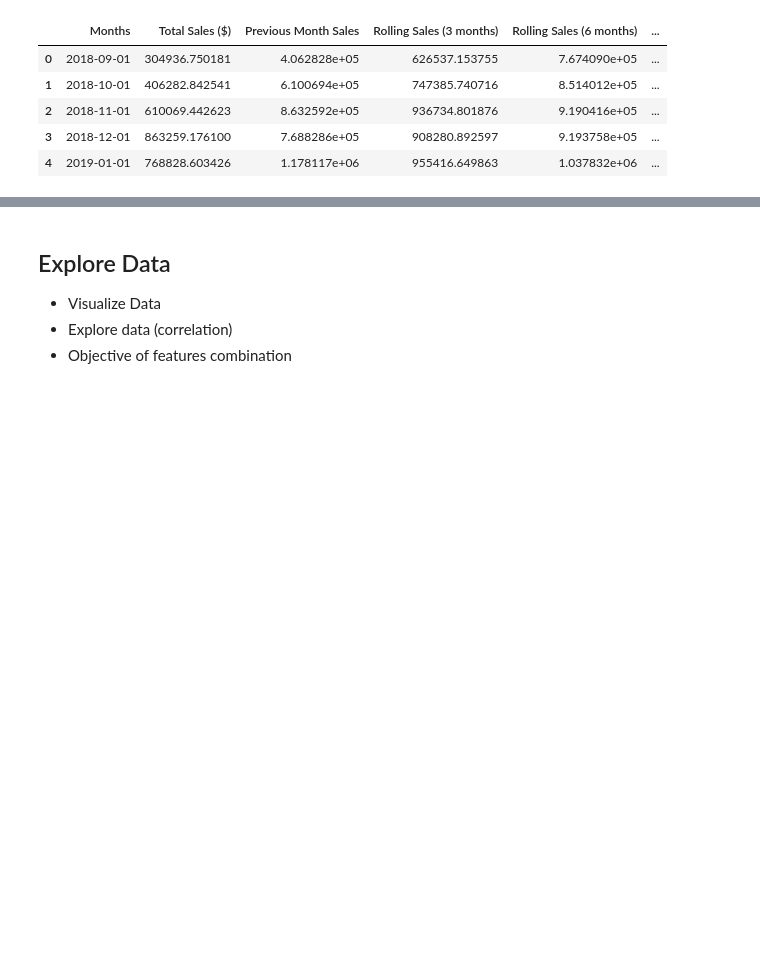
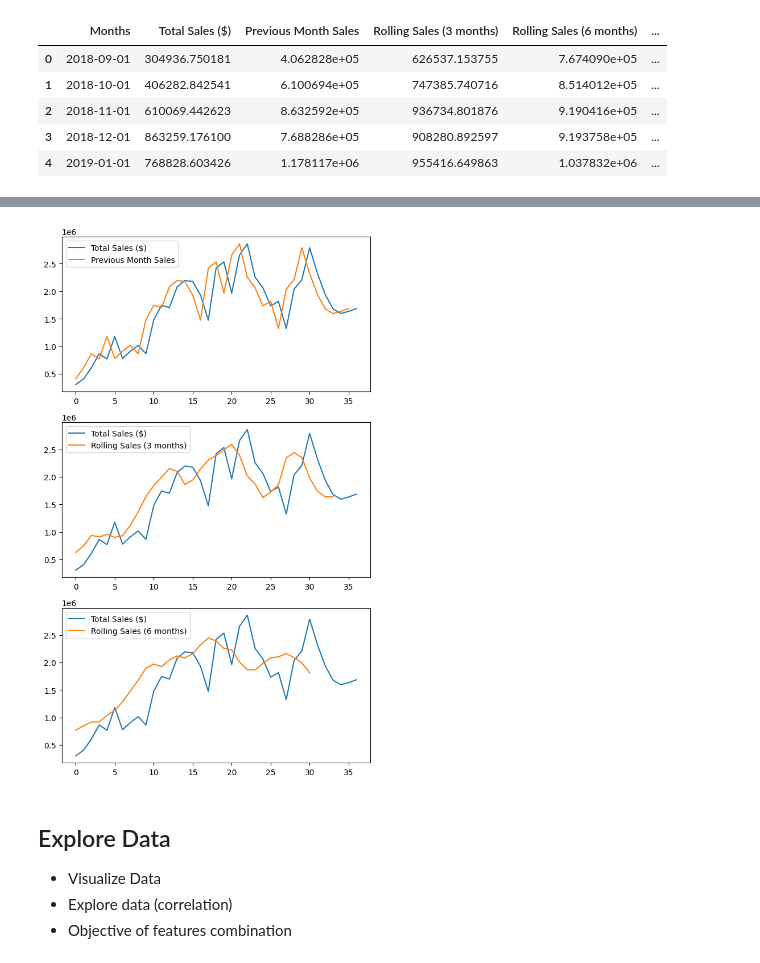
Before and after one commit to Mahipt/Marijuana_SalesPrediction, a Jupyter notebook: src/Sales_Prediction.ipynb, the cells around one changed output, grey strips where cells are left out. Drawn from its saved outputs; the diff is of its cells as text; code cells hidden in the pictures; blank space fills up the shorter version.

Commit message:
adding sales correlation plot in EDA

```diff
--- a/src/Sales_Prediction.ipynb
+++ b/src/Sales_Prediction.ipynb
@@ -332,3 +337,17 @@ brandData.head()
+# %%
+# previous sales
+fig, axis = plt.subplots(3, 1, figsize=(7, 12))
+brandData.plot.line(y="Total Sales ($)", ax=axis[0])
+brandData.plot.line(y="Previous Month Sales", ax=axis[0])
+
+brandData.plot.line(y="Total Sales ($)", ax=axis[1])
+brandData.plot.line(y="Rolling Sales (3 months)", ax=axis[1])
+
+brandData.plot.line(y="Total Sales ($)", ax=axis[2])
+brandData.plot.line(y="Rolling Sales (6 months)", ax=axis[2])
+plt.show()
+# %% [output]
+[figure, added]
 # %% [markdown]
 ## Explore Data
 - Visualize Data
```
Also changed, not shown: parts of 7 cells of this notebook.
